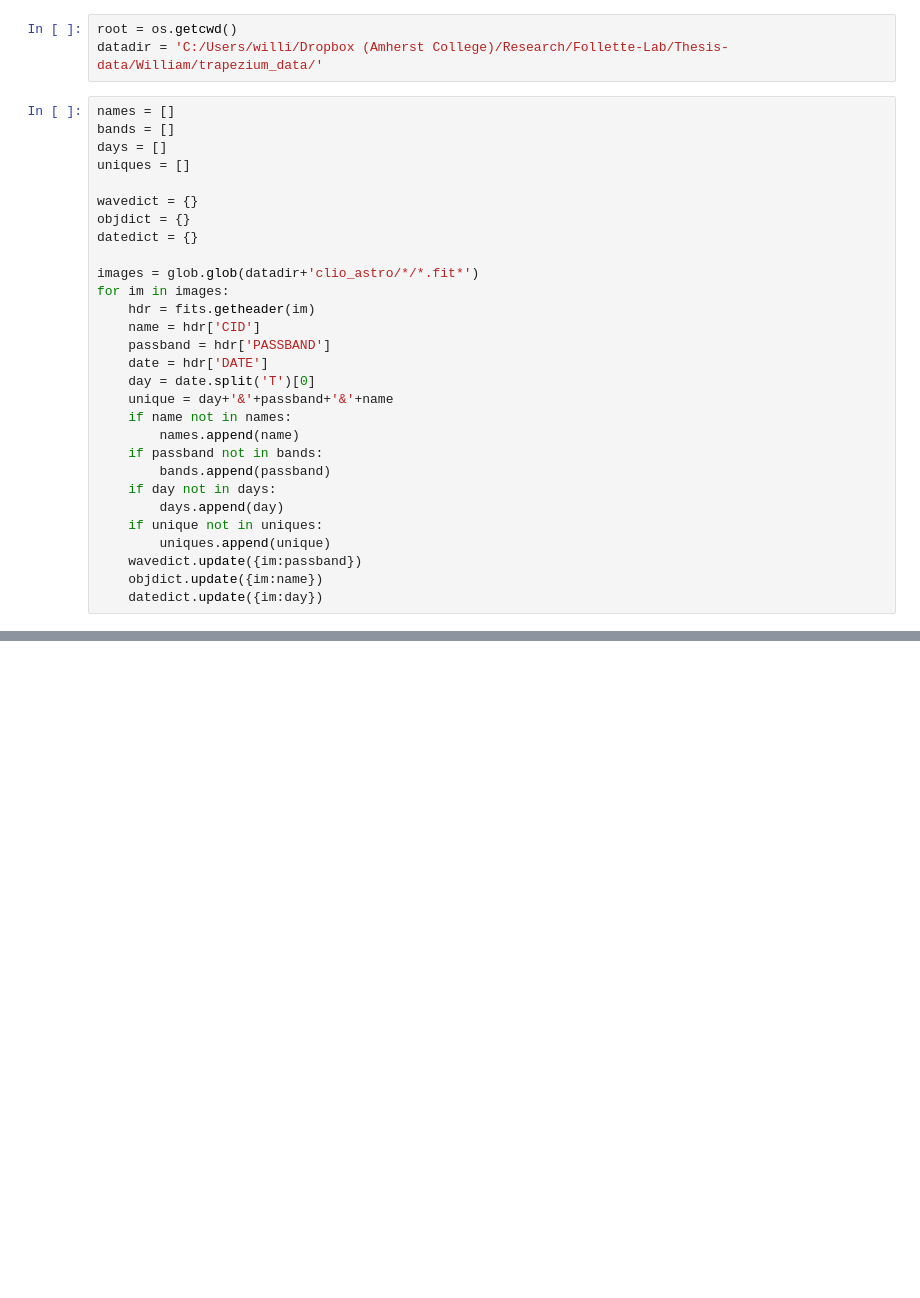
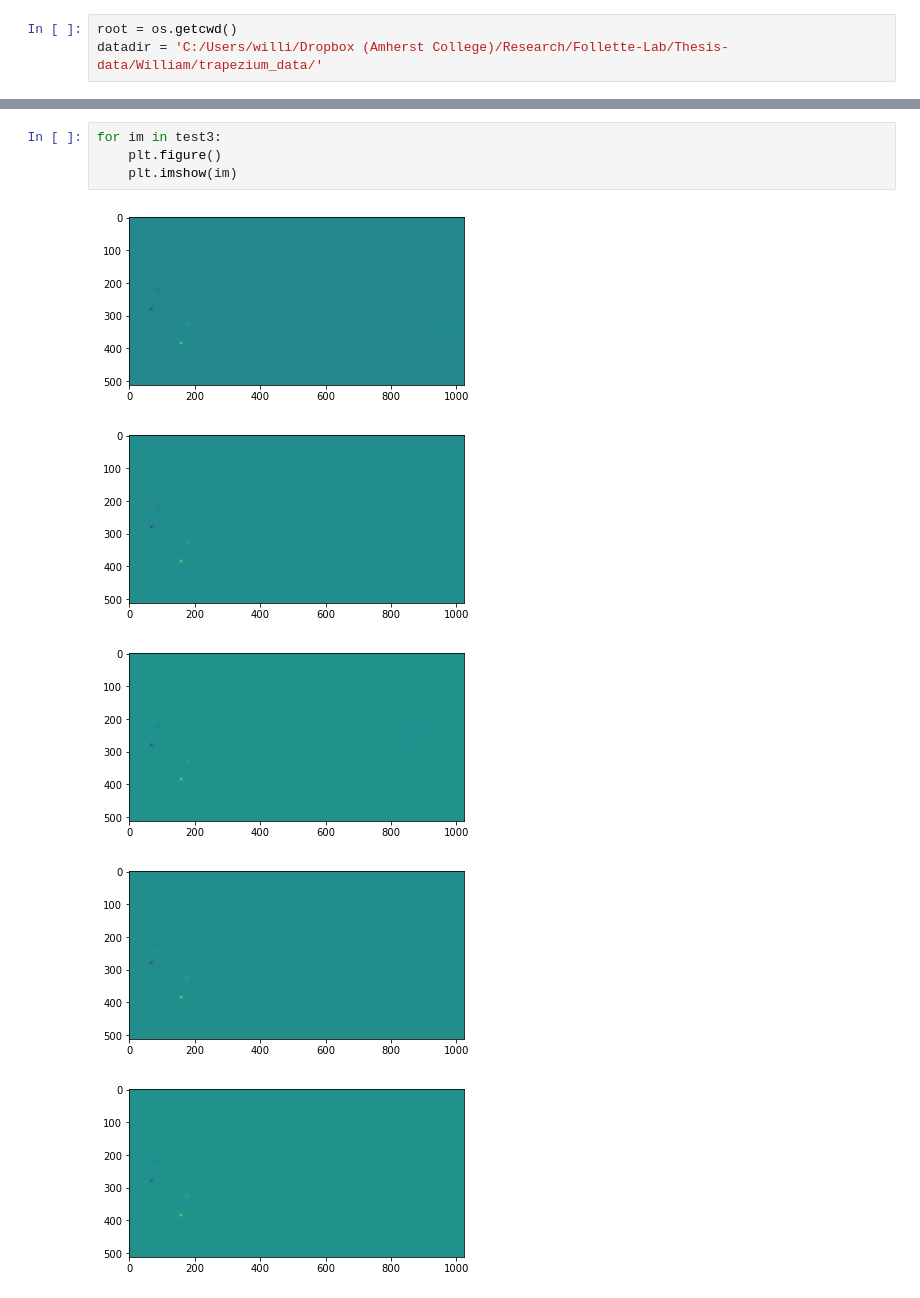
Before and after one commit to wbalmer/diskShapers, a Jupyter notebook: astroCalib/Clio_Data_Reduction.ipynb, the cells around one changed output, grey strips where cells are left out. Saved outputs shown, nothing was run; the diff lists cells and outputs as text; blank space fills up the shorter version.

Commit message:
functions for clio2 data reduction

```diff
--- a/astroCalib/Clio_Data_Reduction.ipynb
+++ b/astroCalib/Clio_Data_Reduction.ipynb
@@ -21,32 +19,3 @@ from astroCalibReduction import *
 # %%
 root = os.getcwd()
 datadir = 'C:/Users/willi/Dropbox (Amherst College)/Research/Follette-Lab/Thesis-data/William/trapezium_data/'
-# %%
-names = []
-bands = []
-days = []
-uniques = []
-
-wavedict = {}
-objdict = {}
-datedict = {}
-
-images = glob.glob(datadir+'clio_astro/*/*.fit*')
-for im in images:
-    hdr = fits.getheader(im)
-    name = hdr['CID']
-    passband = hdr['PASSBAND']
-    date = hdr['DATE']
-    day = date.split('T')[0]
-    unique = day+'&'+passband+'&'+name
-    if name not in names:
-        names.append(name)
-    if passband not in bands:
-        bands.append(passband)
-    if day not in days:
-        days.append(day)
-    if unique not in uniques:
-        uniques.append(unique)
-    wavedict.update({im:passband})
-    objdict.update({im:name})
-    datedict.update({im:day})
@@ -227,0 +46,10 @@ def photcenter(imcube, xinit, yinit):
+# %%
+for im in test3:
+    plt.figure()
+    plt.imshow(im)
+# %% [output]
+[figure, added]
+[figure, added]
+[figure, added]
+[figure, added]
+[figure, added]
```
Also changed, not shown: parts of 15 cells of this notebook, 2 other files.
